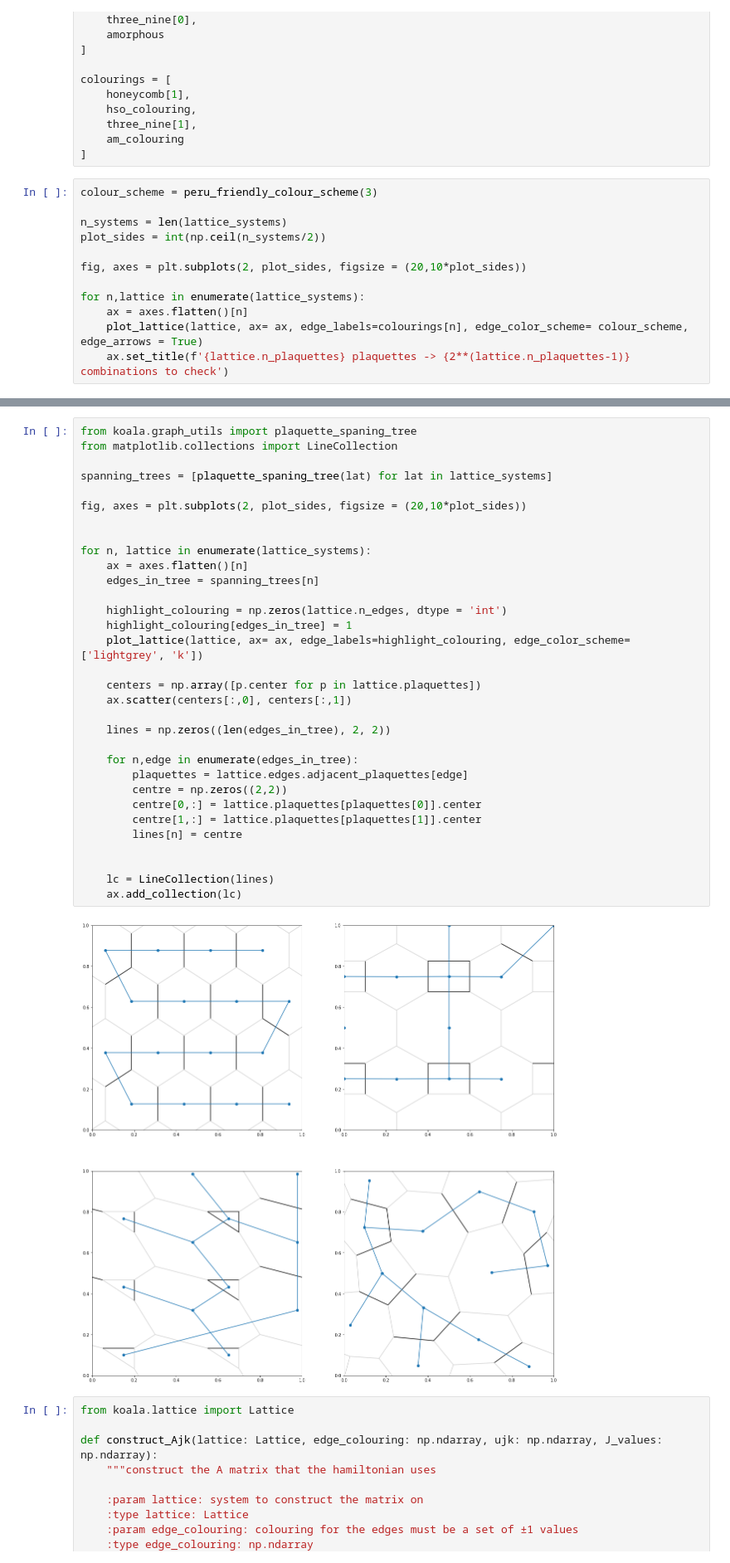
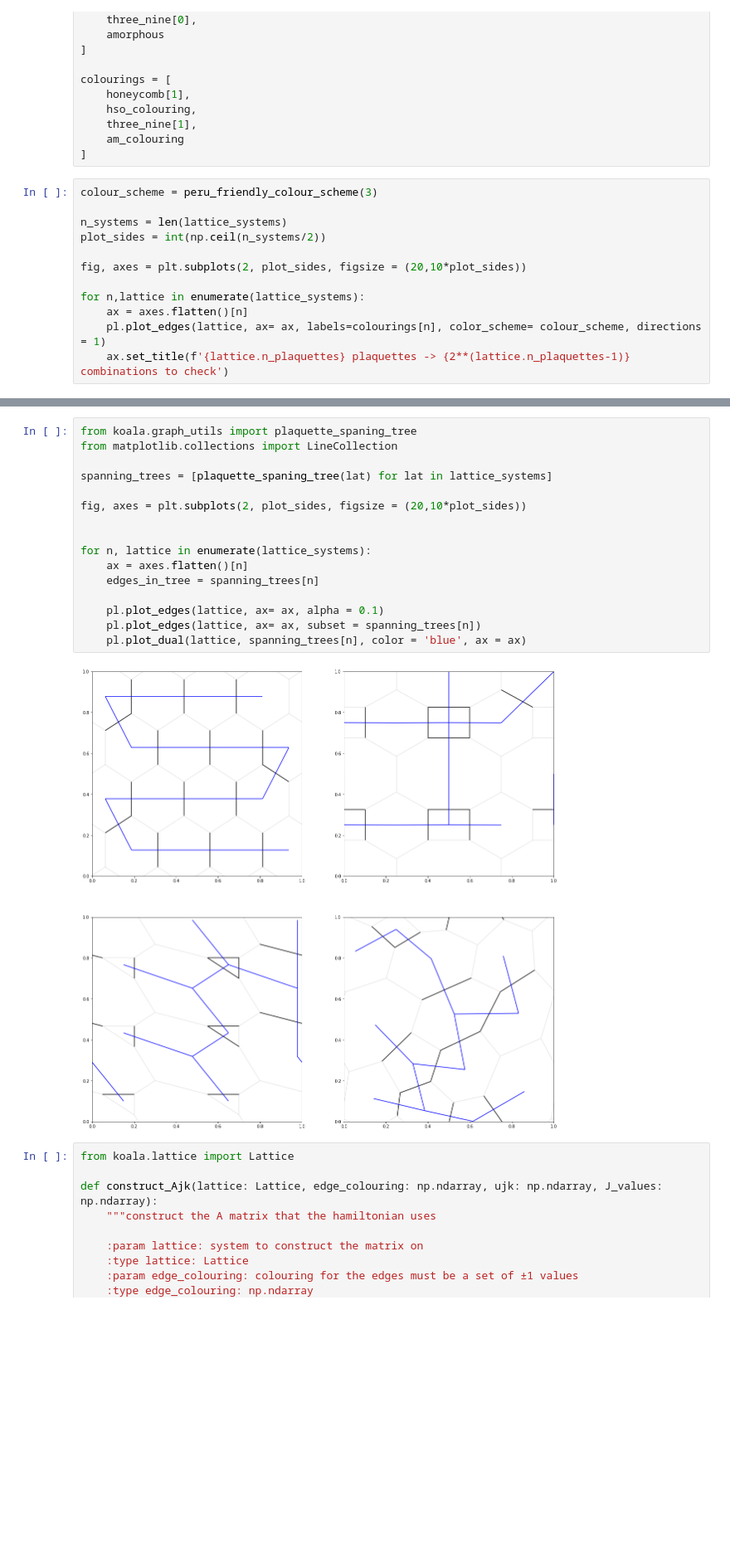
Before and after one commit to Imperial-CMTH/koala, a Jupyter notebook: tutorial_notebooks/groundstate_finding.ipynb, the cells around one changed output, grey strips where cells are left out. Shown at 83% size. Saved outputs shown, nothing was run; the diff lists cells and outputs as text; blank space fills up the shorter version.

```diff
--- a/tutorial_notebooks/groundstate_finding.ipynb
+++ b/tutorial_notebooks/groundstate_finding.ipynb
@@ -49,6 +49,6 @@ fig, axes = plt.subplots(2, plot_sides, figsize = (20,10*plot_sides))
 
 for n,lattice in enumerate(lattice_systems):
     ax = axes.flatten()[n]
-    plot_lattice(lattice, ax= ax, edge_labels=colourings[n], edge_color_scheme= colour_scheme, edge_arrows = True)
+    pl.plot_edges(lattice, ax= ax, labels=colourings[n], color_scheme= colour_scheme, directions = 1)
     ax.set_title(f'{lattice.n_plaquettes} plaquettes -> {2**(lattice.n_plaquettes-1)} combinations to check')
 # %% [output]
@@ -56,37 +56,21 @@ for n,lattice in enumerate(lattice_systems):
 # %%
 from koala.graph_utils import plaquette_spaning_tree
 from matplotlib.collections import LineCollection
 
 spanning_trees = [plaquette_spaning_tree(lat) for lat in lattice_systems]
 
 fig, axes = plt.subplots(2, plot_sides, figsize = (20,10*plot_sides))
 
 
 for n, lattice in enumerate(lattice_systems):
     ax = axes.flatten()[n]
     edges_in_tree = spanning_trees[n]
 
-    highlight_colouring = np.zeros(lattice.n_edges, dtype = 'int')
-    highlight_colouring[edges_in_tree] = 1
-    plot_lattice(lattice, ax= ax, edge_labels=highlight_colouring, edge_color_scheme=['lightgrey', 'k'])
-
-    centers = np.array([p.center for p in lattice.plaquettes])
-    ax.scatter(centers[:,0], centers[:,1])
-
-    lines = np.zeros((len(edges_in_tree), 2, 2))
-
-    for n,edge in enumerate(edges_in_tree):
-        plaquettes = lattice.edges.adjacent_plaquettes[edge]
-        centre = np.zeros((2,2))
-        centre[0,:] = lattice.plaquettes[plaquettes[0]].center
-        centre[1,:] = lattice.plaquettes[plaquettes[1]].center
-        lines[n] = centre
-
-
-    lc = LineCollection(lines)
-    ax.add_collection(lc)
+    pl.plot_edges(lattice, ax= ax, alpha = 0.1)
+    pl.plot_edges(lattice, ax= ax, subset = spanning_trees[n])
+    pl.plot_dual(lattice, spanning_trees[n], color = 'blue', ax = ax)
 # %% [output]
-[figure, old version]
+[figure, new version]
 # %%
 from koala.lattice import Lattice
 
```
Also changed, not shown: parts of 6 cells of this notebook, 2 other files.
